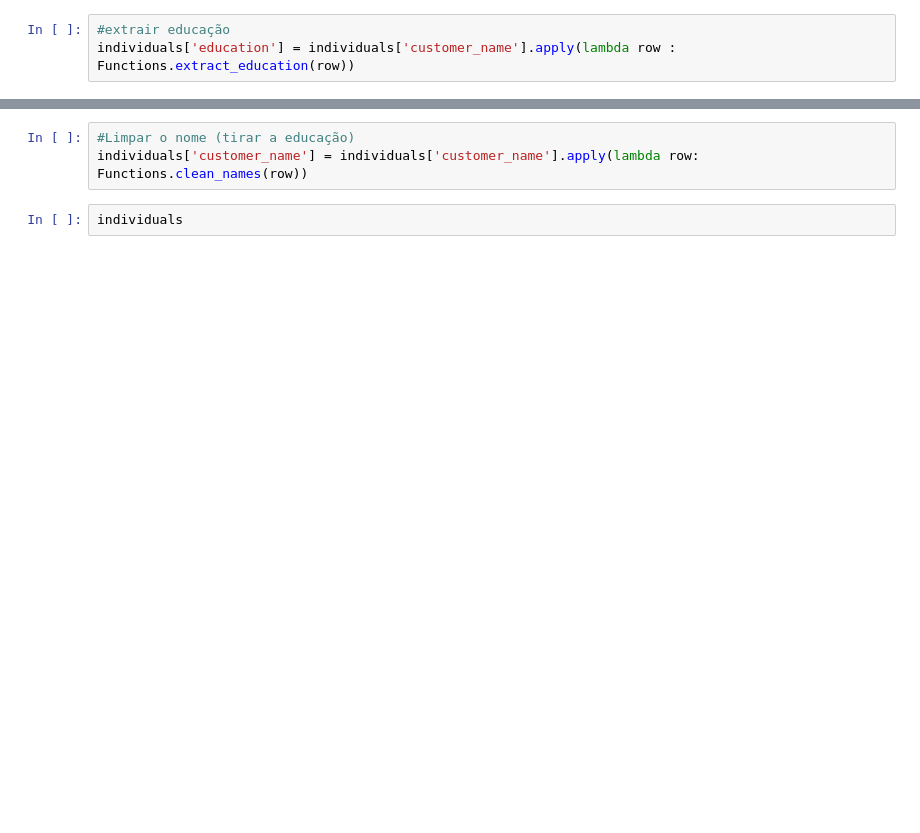
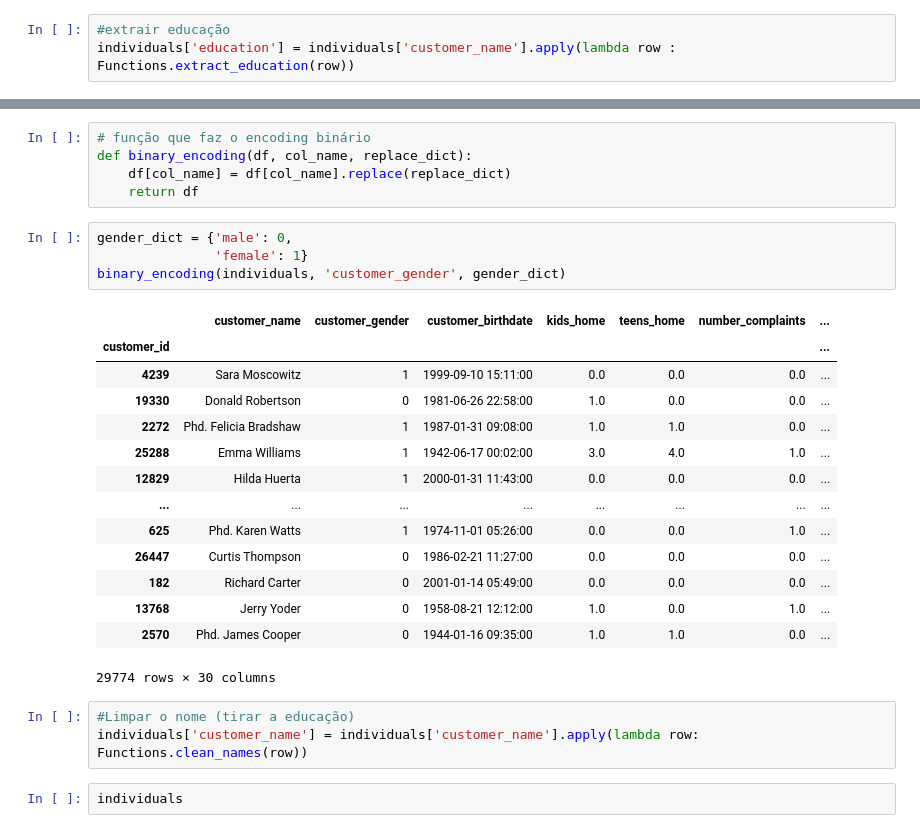
Before and after one commit to shaulleo/ProjetoML, a Jupyter notebook: ML II - EDA- Dados Novos.ipynb, the cells around one changed output, grey strips where cells are left out. Cells and saved outputs as stored; diff of their text form; blank space fills up the shorter version.

```diff
--- a/ML II - EDA- Dados Novos.ipynb
+++ b/ML II - EDA- Dados Novos.ipynb
@@ -258,3 +332,27 @@ individuals['education'] = individuals['customer_name'].apply(lambda row : Funct
+# %%
+# função que faz o encoding binário
+def binary_encoding(df, col_name, replace_dict):
+    df[col_name] = df[col_name].replace(replace_dict)
+    return df
+# %%
+gender_dict = {'male': 0,
+               'female': 1}
+binary_encoding(individuals, 'customer_gender', gender_dict)
+# %% [output]
+|  | customer_name | customer_gender | customer_birthdate | kids_home | teens_home | number_complaints | ... |
+| customer_id |  |  |  |  |  |  | ... |
+| 4239 | Sara Moscowitz | 1 | 1999-09-10 15:11:00 | 0.0 | 0.0 | 0.0 | ... |
+| 19330 | Donald Robertson | 0 | 1981-06-26 22:58:00 | 1.0 | 0.0 | 0.0 | ... |
+| 2272 | Phd. Felicia Bradshaw | 1 | 1987-01-31 09:08:00 | 1.0 | 1.0 | 0.0 | ... |
+| 25288 | Emma Williams | 1 | 1942-06-17 00:02:00 | 3.0 | 4.0 | 1.0 | ... |
+| 12829 | Hilda Huerta | 1 | 2000-01-31 11:43:00 | 0.0 | 0.0 | 0.0 | ... |
+| ... | ... | ... | ... | ... | ... | ... | ... |
+| 625 | Phd. Karen Watts | 1 | 1974-11-01 05:26:00 | 0.0 | 0.0 | 1.0 | ... |
+| 26447 | Curtis Thompson | 0 | 1986-02-21 11:27:00 | 0.0 | 0.0 | 0.0 | ... |
+| 182 | Richard Carter | 0 | 2001-01-14 05:49:00 | 0.0 | 0.0 | 0.0 | ... |
+| 13768 | Jerry Yoder | 0 | 1958-08-21 12:12:00 | 1.0 | 0.0 | 1.0 | ... |
+| 2570 | Phd. James Cooper | 0 | 1944-01-16 09:35:00 | 1.0 | 1.0 | 0.0 | ... |
+29774 rows × 30 columns
 # %%
 #Limpar o nome (tirar a educação)
 individuals['customer_name'] = individuals['customer_name'].apply(lambda row: Functions.clean_names(row))
```
Also changed, not shown: parts of 38 cells of this notebook.
